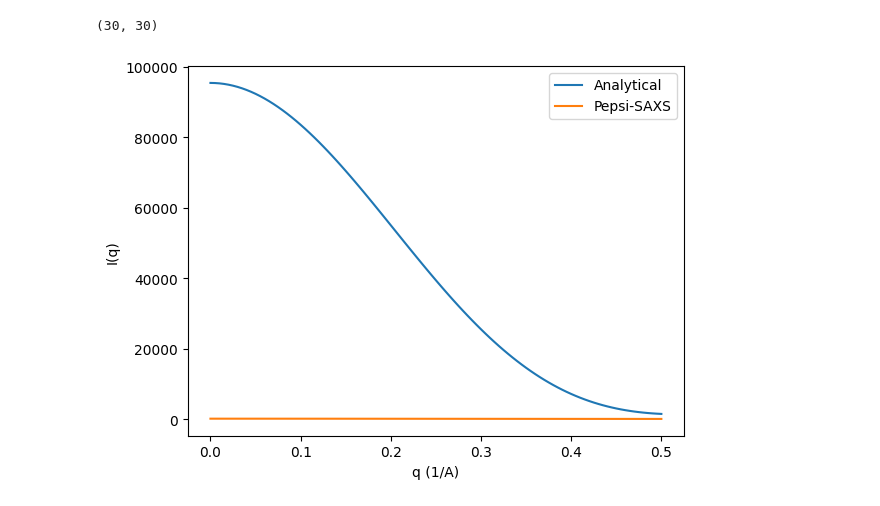
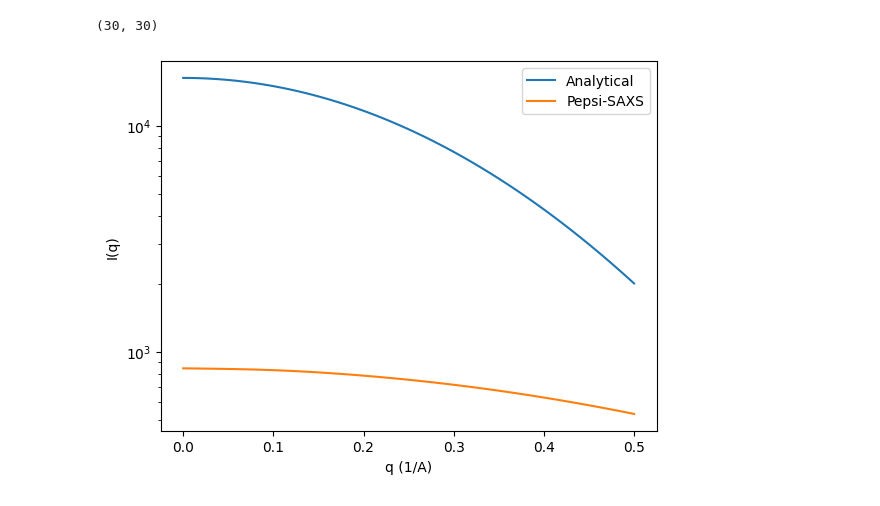
Before and after one commit to IVinterbladh/SAXSpy, a Jupyter notebook: SAXSpy/source_code/alanine_testing.ipynb, the cells around one changed output. Cells and saved outputs as stored; diff of their text form; code cells hidden in the pictures.

```diff
--- a/SAXSpy/source_code/alanine_testing.ipynb
+++ b/SAXSpy/source_code/alanine_testing.ipynb
@@ -46,0 +71,29 @@ print(atFF[0,0])
+# %%
+def getDummyAtomsFactorCorr0( q, V):
+        """
+        Calculate the correction factor for dummy atoms contribution to the form factor.
+        This method computes the correction factor for the excluded solvent contribution
+        of dummy atoms according to the Pepsi-SAXS model (version nr1). Unlike version nr0,
+        this implementation uses the tabulated volume of the dummy atom.
+        Args:
+            q (float): The scattering vector magnitude.
+            V (object): An object representing the dummy atom, containing its tabulated
+                        volume (`dsv`) and other properties.
+        Returns:
+            float: The correction factor for the dummy atoms contribution to the form factor.
+        Notes:
+            - The correction factor is calculated using the formula:
+              `p * V * exp(-s2 * π * (V^(2/3)))`
+              where:
+              - `p` is a the mean electron density of the solvent (0.334),
+              - `V` is the tabulated volume of the dummy atom,
+              - `s2` is derived from the scattering vector magnitude `q`.
+        """
+
+        p = 0.334 # mean electron density of the solvent
+        s2 = q * q / (4 * np.pi * np.pi)
+        factor = s2 * np.pi * pow(V, 2.0 / 3.0)
+        return p * V * np.exp(-factor)
+# %%
+FFq = np.array([getDummyAtomsFactorCorr0(q, max_volume) for q in qrange])
+print(FFq)
@@ -50,8 +121,8 @@ dist = np.linalg.norm(coordinates)
 Iq_analytical = np.zeros(len(qrange))
 for i, q in enumerate(qrange):
     if q == 0:
-        Iq_analytical[i] = atFF[0,i]**2
+        Iq_analytical[i] = FFq[i]**2
     else:
-        Iq_analytical[i] = atFF[0,i]**2 * 1
+        Iq_analytical[i] = FFq[i]**2 * 1
 print(Iq_analytical)
 # %% [output]
@@ -75,6 +146,6 @@ print(Iq_analytical)
 # %%
-out_file = "../pepsi-saxs_data/ala.out"
-log_file = "../pepsi-saxs_data/ala.log"
+out_file = "../ala.out"
+log_file = "../ala.log"
 
 Iq_tot, Iat, Iev, Ihs, atev, aths, evhs, q_pepsi, pepsi_scaling = read_profile_pepsi(out_file, log_file)
 # %% [output]
@@ -124,14 +195,16 @@ for i, q in enumerate(qrange):
 (30, 30)
 # %%
 plt.figure()
-plt.plot(qrange, Iq_analytical + I_water + 2*I_ala_aths, label='Analytical')
-plt.plot(q_pepsi, Iq_tot, label='Pepsi-SAXS')
+plt.plot(qrange, Iq_analytical, label='Analytical')
+plt.plot(q_pepsi, Iev, label='Pepsi-SAXS')
 plt.xlabel('q (1/A)')
 plt.ylabel('I(q)')
+#plt.xscale('log')
+plt.yscale('log')
 plt.legend()
 plt.show()
 # %% [output]
-[figure, old version]
+[figure, new version]
 # %%
 
 #water_pos = generate_hydration_shell(coordinates, cell_size=5.0, padding=12.0, min_dist=5.0, shell_width=5.0)
```
Also changed, not shown: parts of 5 cells of this notebook, 23 other files.
